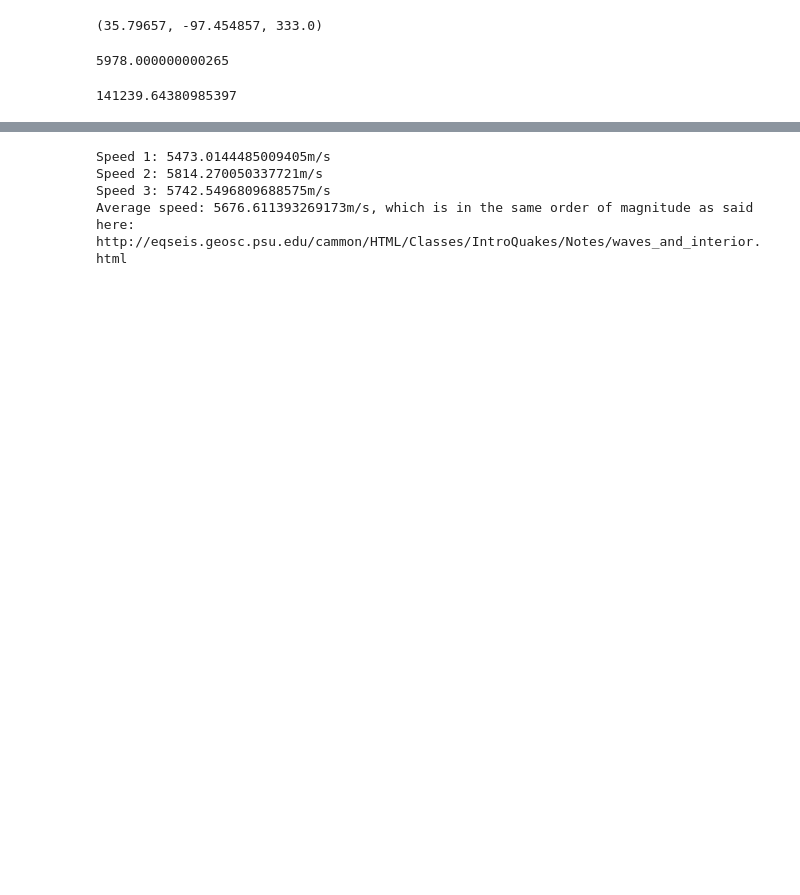
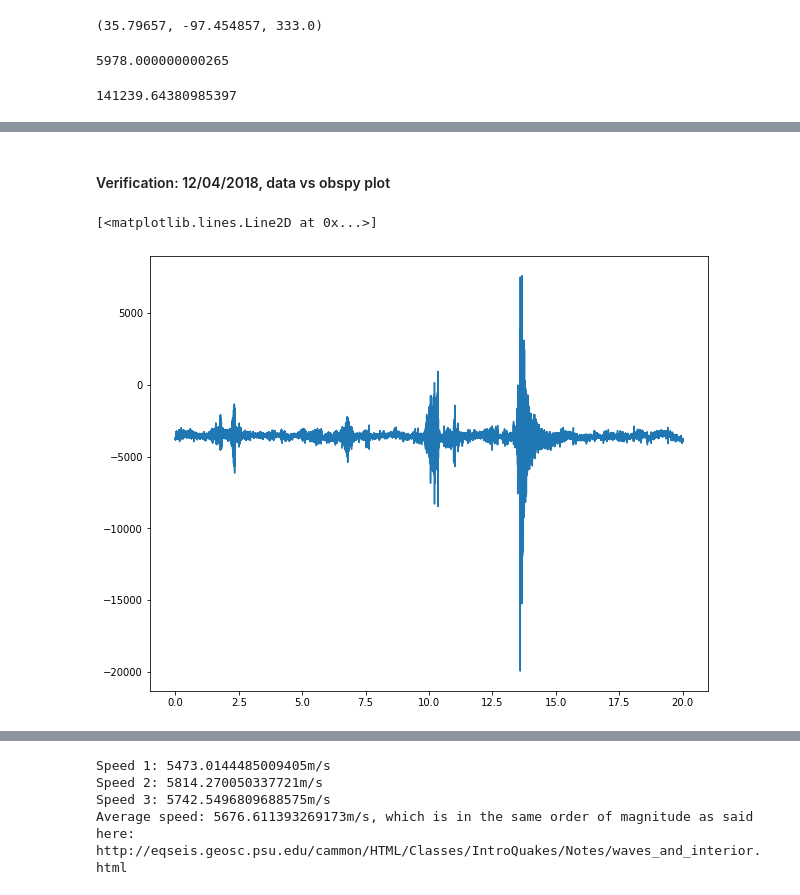
Before and after one commit to JulesssG/ml-project2, a Jupyter notebook: notebooks/First-touch.ipynb, the cells around one changed output, grey strips where cells are left out. Cells and saved outputs as stored; diff of their text form; code cells hidden in the pictures; blank space fills up the shorter version.

Commit message:
Add verification of data loading

```diff
--- a/notebooks/First-touch.ipynb
+++ b/notebooks/First-touch.ipynb
@@ -61,13 +61,14 @@ def gaussian_interpolation(v1, v2, nb_missing_values, mean=0, std=300, sample_fr
     noise = np.random.normal(mean, std, nb_missing_values)
     return interp_v + noise
 
-def load_data(data_path):
+def load_data(data_path, limit_chunks=np.inf):
     all_dirs = !ls -v $data_path
     X = np.array([])
     for i_dir, d in enumerate(all_dirs):
+        print(f"Loading days {15*i_dir+1} to {15*(i_dir+1) - 1}")
 
         ### Limit number of 15 day chunks for now ###
-        if i_dir > 4:
+        if i_dir > limit_chunks - 1:
             break
         #############################################
 
@@ -104,6 +105,8 @@ def load_data(data_path):
 
     return X, first_start_time
 # %%
-X, first_start = load_data(TRAIN_SET)
-print("Difference in the number of samples: %s" % np.abs(X.shape[0] - 5*15*24*3600*100))
+# Kernel restarting from ~ 7 chunks of 15 days
+chunks = 7
+X, first_start = load_data(TRAIN_SET, limit_chunks=chunks)
+print("Difference in the number of samples: %s" % np.abs(X.shape[0] - chunks*15*24*3600*100))
 # %% [output]
@@ -110,0 +122,11 @@ Difference in the number of samples: 93
+# %% [markdown]
+#### Verification: 12/04/2018, data vs obspy plot
+# %%
+plt.figure(figsize=(10,8))
+h_1_30 = ((31+28+31+11)*24 + 1.5)*3600*100
+h_1_20 = int(h_1_30 - 10*60*100)
+h_1_40 = int(h_1_30 + 10*60*100)
+plt.plot(np.linspace(0, 20, 120000), X[h_1_20:h_1_40], )
+# %% [output]
+[<matplotlib.lines.Line2D at 0x...>]
+[figure, added]
```
Also changed, not shown: parts of 3 cells of this notebook, 1 other file.
